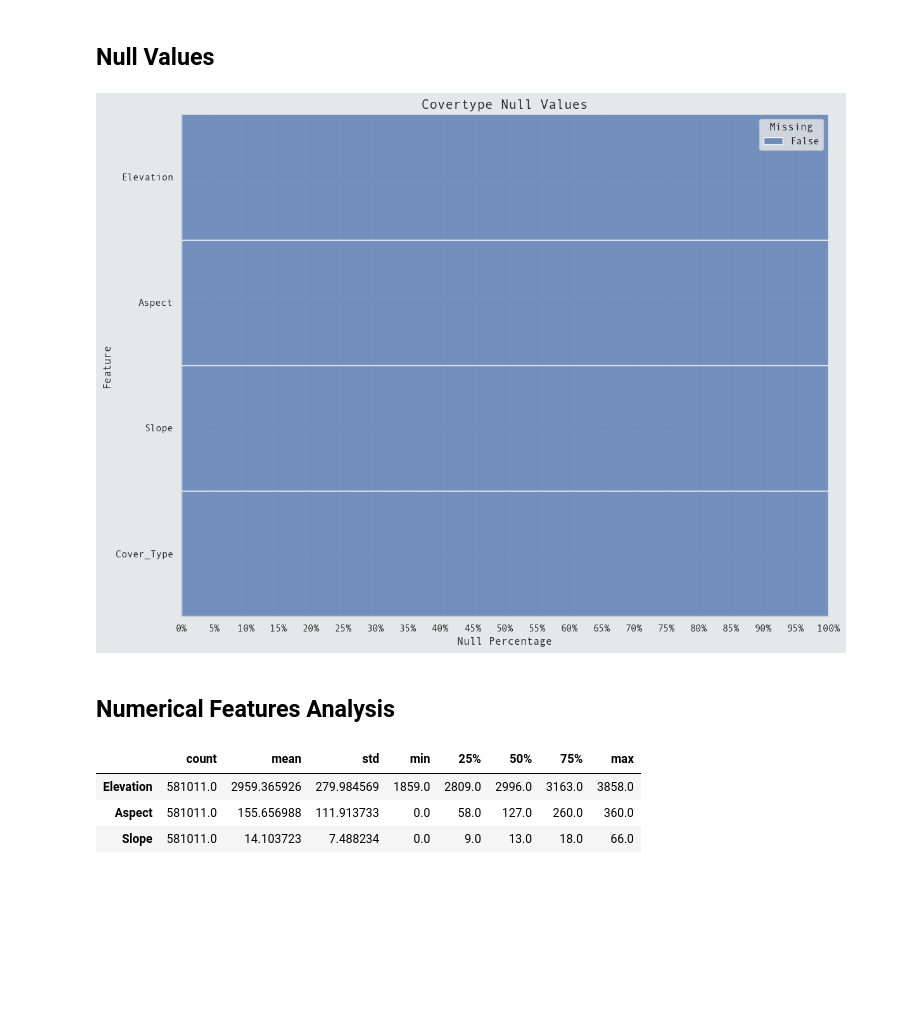
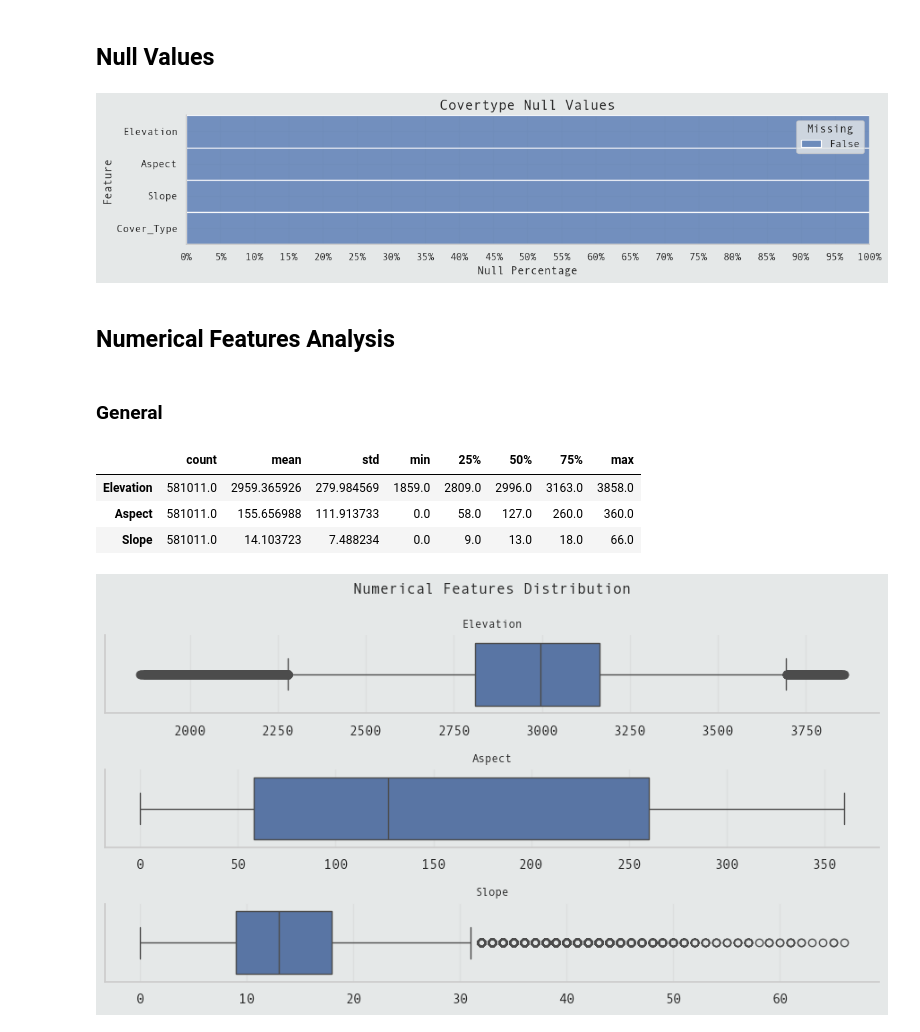
Before and after one commit to Volscente/DruidicGroveAI, a Jupyter notebook: notebooks/covertype/exploratory_data_analysis.ipynb, the cells around one changed output. Cells and saved outputs as stored; diff of their text form; code cells hidden in the pictures; blank space fills up the shorter version.

Commit message:
Numerical feature analysis

```diff
--- a/notebooks/covertype/exploratory_data_analysis.ipynb
+++ b/notebooks/covertype/exploratory_data_analysis.ipynb
@@ -111,33 +111,28 @@ Data Columns with Null Values:
 # %% [markdown]
 ## Null Values
 # %%
-# Create figure
-figure = plt.figure(tight_layout=True, figsize=(12, 9))
-
-# Define figure's subplots
+figure = plt.figure(tight_layout=True, figsize=(12, 3))
 grid_spec = GridSpec(1, 1)
-
-# Plot data
 ax = figure.add_subplot(grid_spec[0, 0])
 
 sns.histplot(
     data=covertype_data.isna().melt(var_name="Feature", value_name="Missing"),
     y="Feature",
     hue="Missing",
     multiple="fill",
     ax=ax,
 )
 
 # Refactor x label as missing percentage
 ax.xaxis.set_major_locator(ticker.LinearLocator(21))
 ax.xaxis.set_major_formatter("{:.0%}".format)
 
 # Set title and label
 ax.set_title("Covertype Null Values", fontsize=15)
 ax.set_xlabel("Null Percentage")
 
 plt.show()
 # %% [output]
-[figure, old version]
+[figure, new version]
 # %% [markdown]
 ## Numerical Features Analysis
@@ -144,3 +142,5 @@ plt.show()
+# %% [markdown]
+### General
 # %%
 # Define raw numerical features
 raw_numerical_features = ["Elevation", "Aspect", "Slope"]
@@ -152,3 +152,27 @@ covertype_data[raw_numerical_features].describe().transpose()
 | Elevation | 581011.0 | 2959.365926 | 279.984569 | 1859.0 | 2809.0 | 2996.0 | 3163.0 | 3858.0 |
 | Aspect | 581011.0 | 155.656988 | 111.913733 | 0.0 | 58.0 | 127.0 | 260.0 | 360.0 |
 | Slope | 581011.0 | 14.103723 | 7.488234 | 0.0 | 9.0 | 13.0 | 18.0 | 66.0 |
+# %%
+figure, ax = plt.subplots(3, 1, figsize=(9, 3))
+ax = ax.flatten()
+
+for index, column_name in enumerate(raw_numerical_features):
+    # Plot data
+    sns.boxplot(data=covertype_data, x=column_name, ax=ax[index])
+
+    # Set subplot titles
+    ax[index].set_title(
+        column_name,
+        fontweight="bold",
+        fontsize=9,
+    )
+
+    # Remove labels
+    ax[index].set_xlabel("")
+    ax[index].set_ylabel("")
+
+# Set figure Title
+figure.suptitle("Numerical Features Distribution", fontweight="bold", fontsize=12)
+plt.tight_layout()
+# %% [output]
+[figure, added]
```
Also changed, not shown: parts of 4 cells of this notebook, 1 other file.
